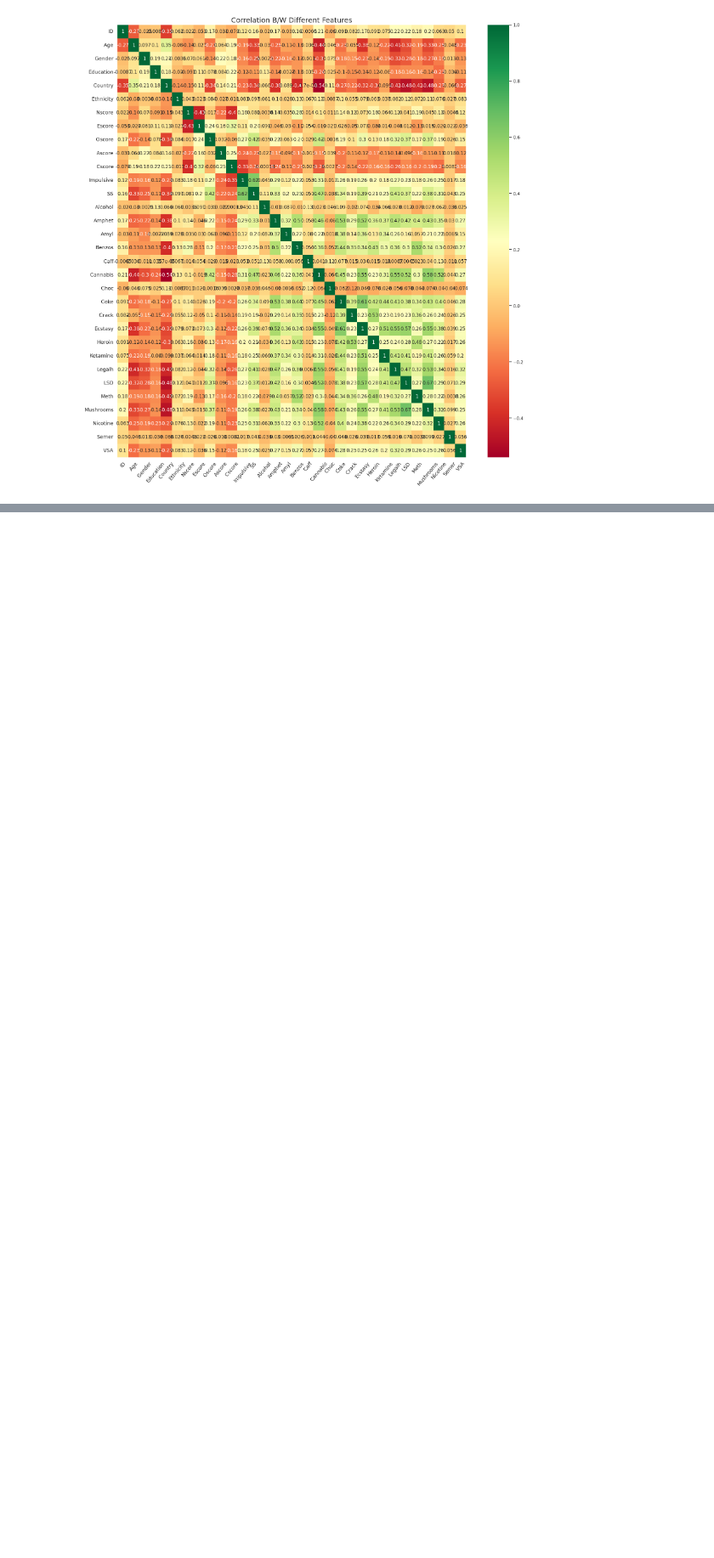
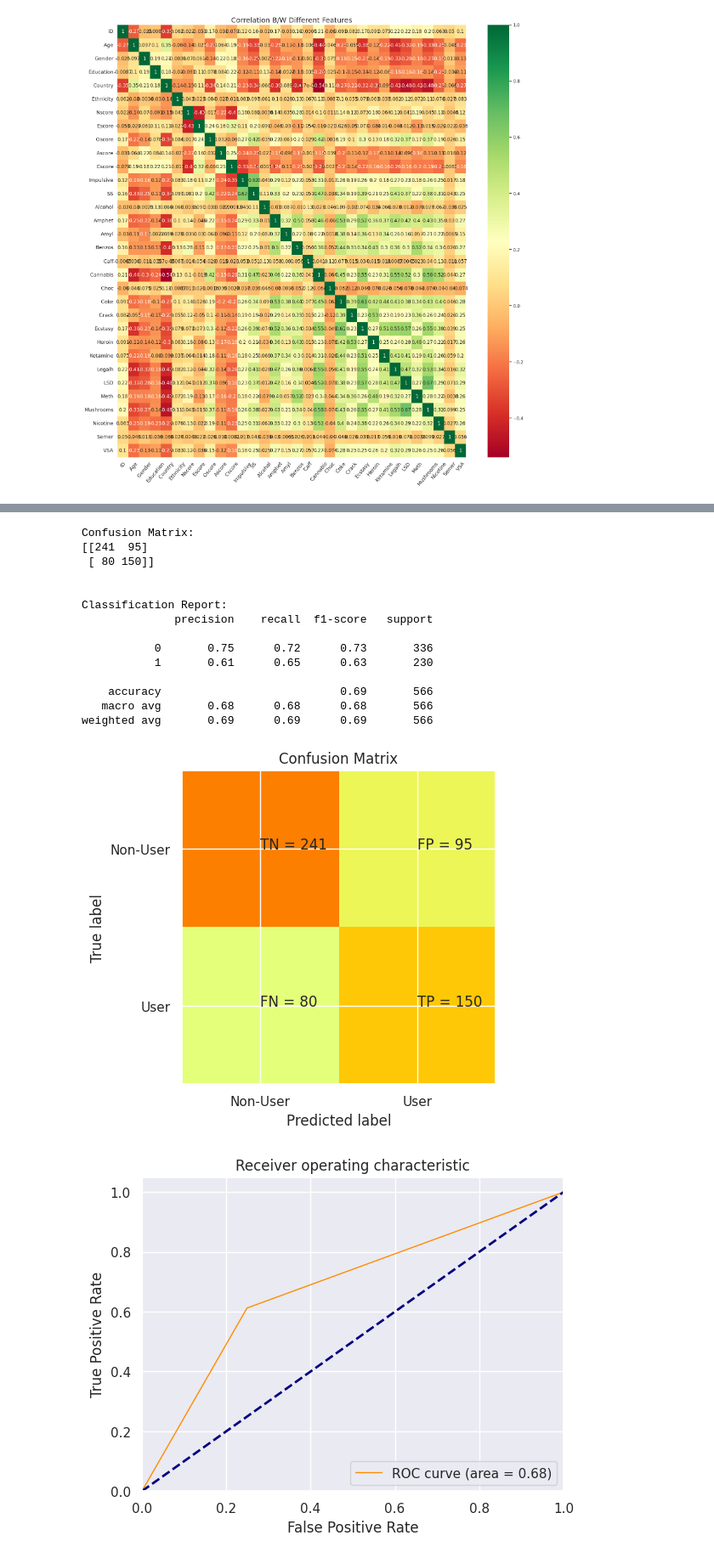
Before and after one commit to harini-spec/overdose-prediction, a Jupyter notebook: drug-prediction.ipynb, the cells around one changed output, grey strips where cells are left out. Shown at 85% size. Saved outputs shown, nothing was run; the diff lists cells and outputs as text; code cells hidden in the pictures; blank space fills up the shorter version.

```diff
--- a/drug-prediction.ipynb
+++ b/drug-prediction.ipynb
@@ -297,0 +300,19 @@ X_train1, X_test1, y_train1, y_test1 = train_test_split(X, y, test_size=0.30, ra
+# %%
+from sklearn import metrics
+def plot_confusion_metrix(y_test,model_test):
+    cm = metrics.confusion_matrix(y_test, model_test)
+    plt.figure(1)
+    plt.clf()
+    plt.imshow(cm, interpolation='nearest', cmap=plt.cm.Wistia)
+    classNames = ['Non-User','User']
+    plt.title('Confusion Matrix')
+    plt.ylabel('True label')
+    plt.xlabel('Predicted label')
+    tick_marks = np.arange(len(classNames))
+    plt.xticks(tick_marks, classNames)
+    plt.yticks(tick_marks, classNames)
+    s = [['TN','FP'], ['FN', 'TP']]
+    for i in range(2):
+        for j in range(2):
+            plt.text(j,i, str(s[i][j])+" = "+str(cm[i][j]))
+    plt.show()
@@ -297,0 +333,9 @@ X_train1, X_test1, y_train1, y_test1 = train_test_split(X, y, test_size=0.30, ra
+# %%
+feature_col_names = ['Age', 'Gender', 'Education', 'Country', 'Ethnicity', 'Nscore',
+       'Escore', 'Oscore', 'Ascore', 'Cscore', 'Impulsive', 'SS']
+predicted_class_names = ['User_Benzos']
+
+X = copy_df[feature_col_names].values
+y = copy_df[predicted_class_names].values
+
+X_train, X_test, y_train, y_test = train_test_split(X, y, test_size=0.30, random_state=42)
@@ -297,0 +402,25 @@ X_train1, X_test1, y_train1, y_test1 = train_test_split(X, y, test_size=0.30, ra
+# %%
+from sklearn.tree import DecisionTreeClassifier
+clf_dtc = DecisionTreeClassifier(criterion='gini',max_depth=4,random_state=0)
+clf_dtc.fit(X_train, y_train.ravel())
+report_performance(clf_dtc)
+roc_curves(clf_dtc)
+pred = svm.predict(X_test)
+accu = metrics.accuracy_score(y_test1,pred)
+# %% [output]
+Confusion Matrix:
+[[241  95]
+ [ 80 150]]
+
+
+Classification Report:
+              precision    recall  f1-score   support
+
+           0       0.75      0.72      0.73       336
+           1       0.61      0.65      0.63       230
+
+    accuracy                           0.69       566
+   macro avg       0.68      0.68      0.68       566
+weighted avg       0.69      0.69      0.69       566
+[figure, added]
+[figure, added]
```
Also changed, not shown: parts of 15 cells of this notebook.
